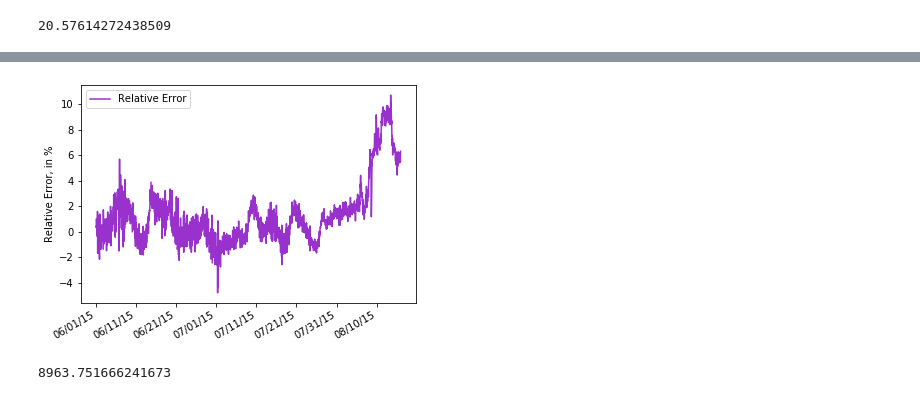
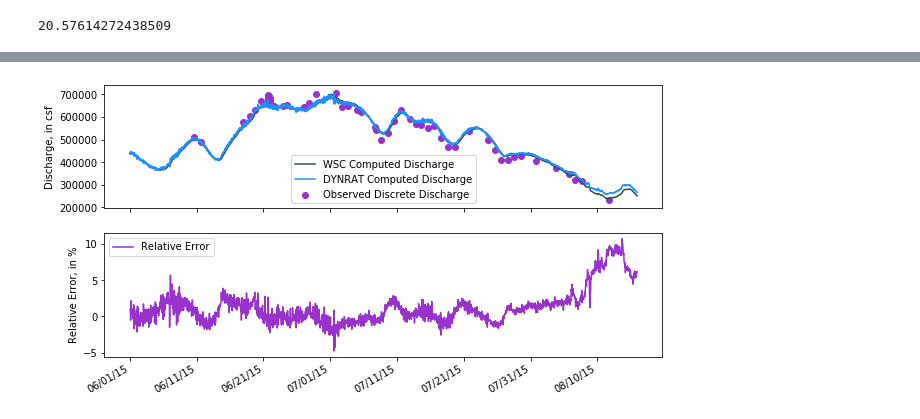
Before and after one commit to mdomanski-usgs/dynrat, a Jupyter notebook: examples/stlms.ipynb, the cells around one changed output, grey strips where cells are left out. Cells and saved outputs as stored; diff of their text form; code cells hidden in the pictures.

```diff
--- a/examples/stlms.ipynb
+++ b/examples/stlms.ipynb
@@ -49,8 +104,14 @@ slope_ratio
 20.57614272438509
 # %%
 from dynrat.dynmod import QSolve
+from dynrat.solve import QTimeSeries
 
 
-time_step = 60*60
+time_step = measured_stage.freq()
 
 q_solve = QSolve(sect, frict, bed_slope, slope_ratio, time_step)
+
+qts = QTimeSeries(q_solve)
+
+q0 = rated_flow.values()[0]
+computed_flow = qts.solve_ts(measured_stage, q0)
@@ -107,8 +118,10 @@ _ = ax.set_title('Dynamic Method Results - Mississippi River at St. Louis')
-# %%
-_ = computed_q_timeseries.plot_relative_error(rated_q_timeseries)
-# %% [output]
-[figure, removed]
-# %%
-computed_q_timeseries.rmse(rated_q_timeseries)
-# %% [output]
-8963.751666241673
+# %%
+fig, (ax1, ax2) = plt.subplots(2, 1, sharex=True, figsize=(10, 5))
+
+_ = rated_flow.plot(ax1)
+_ = observed_flow.plot(ax1)
+_ = computed_flow.plot(ax1)
+
+_ = computed_flow.plot_relative_error(rated_flow, ax2)
+# %% [output]
+[figure, added]
```
Also changed, not shown: parts of 14 cells of this notebook, 4 other files.
